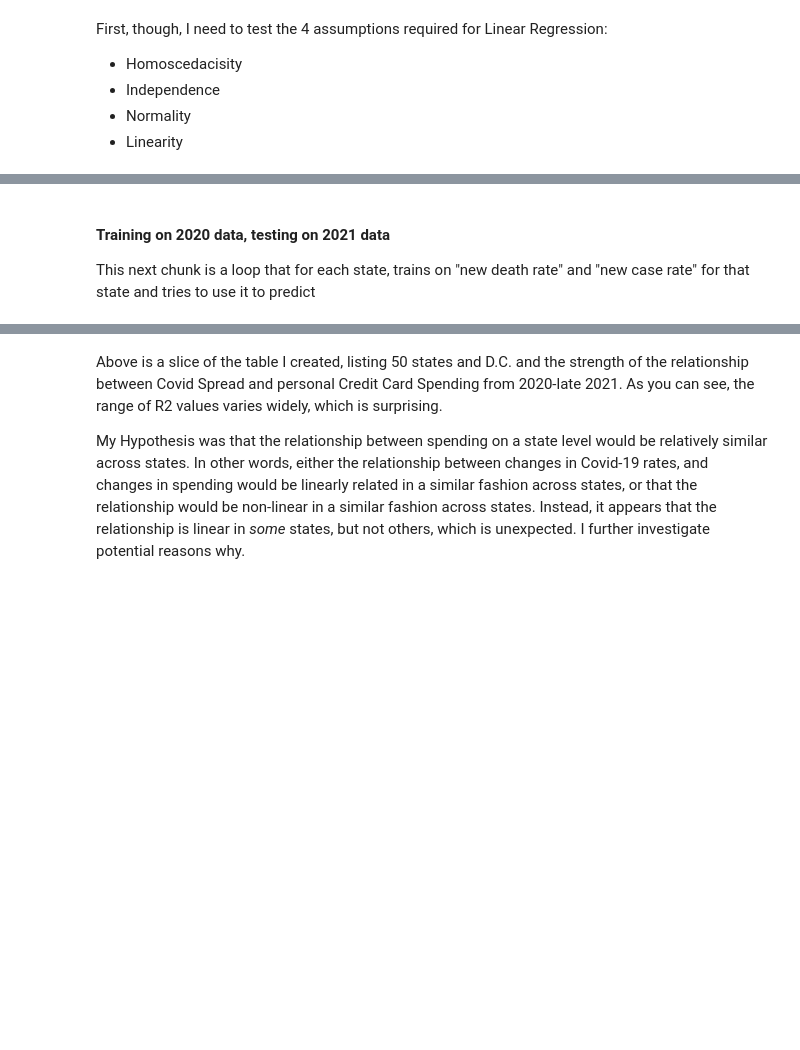
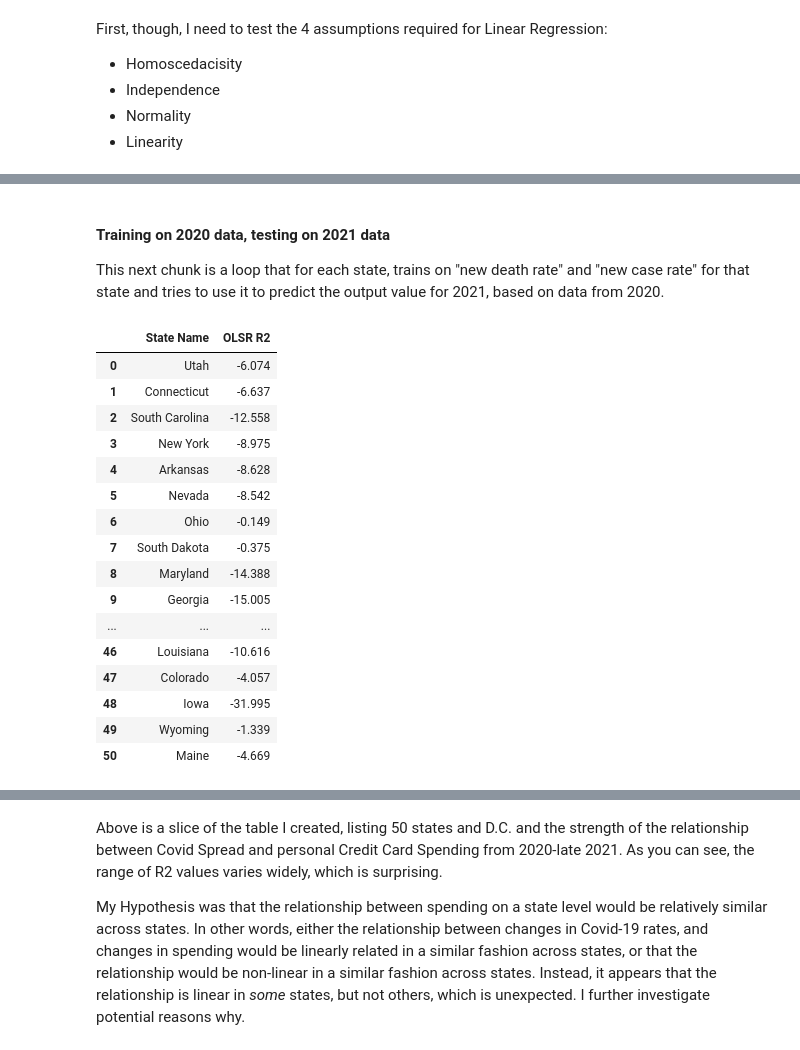
Before and after one commit to cjohnsoncruz/covid_spread_and_business_revenue, a Jupyter notebook: Quantifying_how_Covid_Case_Rates_affect_Business_Revenue.ipynb, the cells around one changed output, grey strips where cells are left out. Cells and saved outputs as stored; diff of their text form; code cells hidden in the pictures; blank space fills up the shorter version.

```diff
--- a/Quantifying_how_Covid_Case_Rates_affect_Business_Revenue.ipynb
+++ b/Quantifying_how_Covid_Case_Rates_affect_Business_Revenue.ipynb
@@ -388,7 +409,7 @@ print(r2_california)
 # %% [markdown]
 
 #### Training on 2020 data, testing on 2021 data
-This next chunk is a loop that for each state, trains on "new death rate" and "new case rate" for that state and tries to use it to predict
+This next chunk is a loop that for each state, trains on "new death rate" and "new case rate" for that state and tries to use it to predict the output value for 2021, based on data from 2020.
 # %%
 
 predictions_OLS = dict()# store state:Y prediction list
@@ -400,17 +421,25 @@ Y_variable = ['spend_all']
 
 for state in all_state_names:
 
+    ##rewrite pointer for DFs to refer to newly joined dataframe
+    covid_rate_per_state = join_covid_spending_revenue_df[state].loc[:, covid_features]
+    spending_per_state = join_covid_spending_revenue_df[state].loc[:, spending_features]
+    revenue_per_state = join_covid_spending_revenue_df[state].loc[:, revenue_features]
+
     #train with 2020
-    train_range_boolean_x = (covid_rate_per_state.loc[:,'month'] <7 )& (covid_rate_per_state.loc[:,'year'] == 2020) & (covid_rate_per_state.loc[:, 'state']== state) #boolean takes intersection of desired STATE and desired YEAR
+    train_range_boolean_x = (covid_rate_per_state.loc[:,'datetime'] < '2021-01-01')  #boolean takes intersection of desired STATE and desired YEAR
     train_df_x = covid_rate_per_state.loc[train_range_boolean_x, :].copy().reset_index(drop = True)
-    train_range_boolean_y = (spending_per_state.loc[:,'month'] < 7 )& (spending_per_state.loc[:,'year'] == 2020) & (spending_per_state['state']== state)
+
+    train_range_boolean_y = (spending_per_state.loc[:,'datetime'] < '2021-01-01')
     train_df_y = spending_per_state.loc[train_range_boolean_y , :].copy().reset_index(drop = True)
 
     #test with 2021
-    test_range_boolean_x =  (covid_rate_per_state.loc[:,'year'] == 2020) & (covid_rate_per_state.loc[:, 'state']== state) #boolean takes intersection of desired STATE and desired YEAR
+    test_range_boolean_x = (covid_rate_per_state.loc[:,'datetime'] > '2021-01-01') #boolean takes intersection of desired STATE and desired YEAR
     test_df_x = covid_rate_per_state.loc[test_range_boolean_x, :].copy().reset_index(drop = True)
-    test_range_boolean_y = (spending_per_state.loc[:,'month'] >7 )& (spending_per_state.loc[:,'year'] == 2020) & (spending_per_state['state']== state)
+
+    test_range_boolean_y = (spending_per_state.loc[:,'datetime'] > '2021-01-01')
     test_df_y = spending_per_state.loc[test_range_boolean_y, :].copy().reset_index(drop = True)
+
 
     #run model itself
     linreg_r_squared, predictions_OLS[state], residuals_OLS[state] = process_run_lin_reg(train_df_x, train_df_y, test_df_x, test_df_y, indep_vars, Y_variable) #requires test set and train set
@@ -420,6 +449,26 @@ for state in all_state_names:
 data = np.array([all_state_names, r_2_linreg]).transpose()
 df_model_performance_by_state = pd.DataFrame(data, columns = ['State Name', 'OLSR R2'])
 df_model_performance_by_state.loc[:, 'OLSR R2'] =  df_model_performance_by_state.loc[:, 'OLSR R2'].astype('float')
+# %%
+df_model_performance_by_state
+# %% [output]
+|  | State Name | OLSR R2 |
+| 0 | Utah | -6.074 |
+| 1 | Connecticut | -6.637 |
+| 2 | South Carolina | -12.558 |
+| 3 | New York | -8.975 |
+| 4 | Arkansas | -8.628 |
+| 5 | Nevada | -8.542 |
+| 6 | Ohio | -0.149 |
+| 7 | South Dakota | -0.375 |
+| 8 | Maryland | -14.388 |
+| 9 | Georgia | -15.005 |
+| ... | ... | ... |
+| 46 | Louisiana | -10.616 |
+| 47 | Colorado | -4.057 |
+| 48 | Iowa | -31.995 |
+| 49 | Wyoming | -1.339 |
+| 50 | Maine | -4.669 |
 # %%
 #assumption 3: normality
 #Testing for normality of residuals
```
Also changed, not shown: parts of 19 cells of this notebook.
